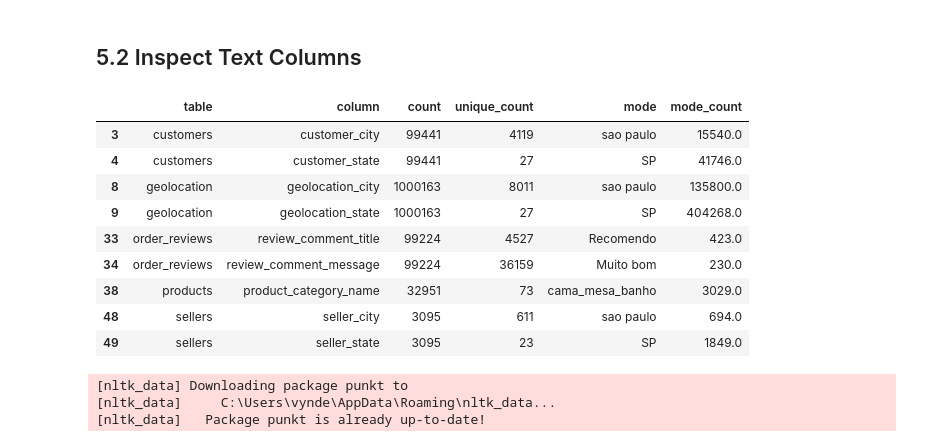
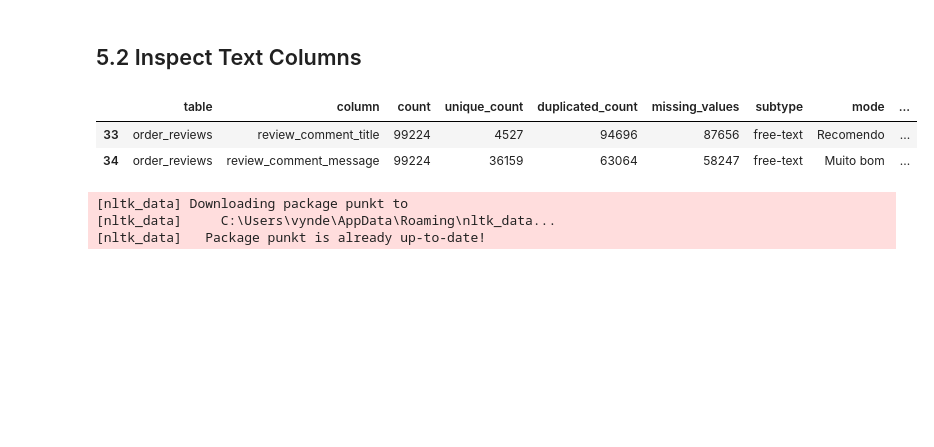
Before and after one commit to vmichael89/cf-brazilian-ecommerce-olist, a Jupyter notebook: notebooks/cleaning_exploration.ipynb, the cells around one changed output. Cells and saved outputs as stored; diff of their text form; code cells hidden in the pictures; blank space fills up the shorter version.

```diff
--- a/notebooks/cleaning_exploration.ipynb
+++ b/notebooks/cleaning_exploration.ipynb
@@ -450,7 +482,7 @@ for table, column in all_table_column_pairs:
 df_summary = pd.DataFrame(summary)
 
 # Split the dataframes by type and drop nan columns
-df_summaries = {name: df.dropna(axis=1).drop(columns="type") for name, df in df_summary.groupby("type")}
+df_summaries = {name: df.dropna(axis=1) for name, df in df_summary.groupby("type")}
 # %%
 df_summary.sort_values(by=["type", "subtype"])
 # %% [output]
@@ -774,18 +871,11 @@ issue_tracker.show_latest_versions()
 # %% [markdown]
 ## 5.2 Inspect Text Columns
 # %%
-df_summaries["nominal"]
+df_summaries["text"]
 # %% [output]
-|  | table | column | count | unique_count | mode | mode_count |
-| 3 | customers | customer_city | 99441 | 4119 | sao paulo | 15540.0 |
-| 4 | customers | customer_state | 99441 | 27 | SP | 41746.0 |
-| 8 | geolocation | geolocation_city | 1000163 | 8011 | sao paulo | 135800.0 |
-| 9 | geolocation | geolocation_state | 1000163 | 27 | SP | 404268.0 |
-| 33 | order_reviews | review_comment_title | 99224 | 4527 | Recomendo | 423.0 |
-| 34 | order_reviews | review_comment_message | 99224 | 36159 | Muito bom | 230.0 |
-| 38 | products | product_category_name | 32951 | 73 | cama_mesa_banho | 3029.0 |
-| 48 | sellers | seller_city | 3095 | 611 | sao paulo | 694.0 |
-| 49 | sellers | seller_state | 3095 | 23 | SP | 1849.0 |
+|  | table | column | count | unique_count | duplicated_count | missing_values | subtype | mode | ... |
+| 33 | order_reviews | review_comment_title | 99224 | 4527 | 94696 | 87656 | free-text | Recomendo | ... |
+| 34 | order_reviews | review_comment_message | 99224 | 36159 | 63064 | 58247 | free-text | Muito bom | ... |
 # %%
 import nltk
 from nltk.tokenize import word_tokenize
```
Also changed, not shown: parts of 40 cells of this notebook.
